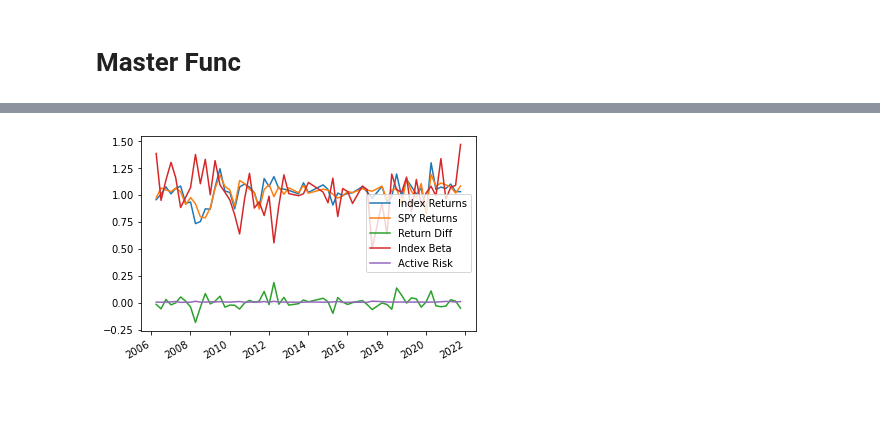
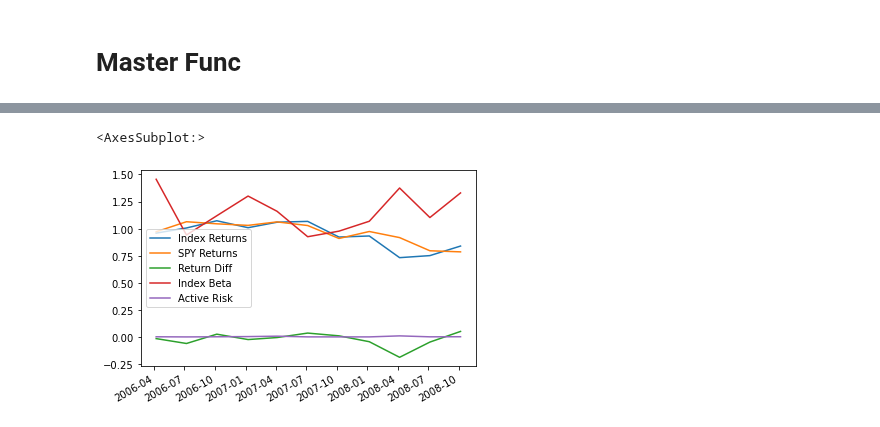
Before and after one commit to layoups/index-funds, a Jupyter notebook: create_indices.ipynb, the cells around one changed output, grey strips where cells are left out. Cells and saved outputs as stored; diff of their text form; code cells hidden in the pictures; blank space fills up the shorter version.

```diff
--- a/create_indices.ipynb
+++ b/create_indices.ipynb
@@ -394,7 +393,8 @@ method2_index.index.names = ['date', 'ticker']
 # %%
 method2_performance = pd.DataFrame.from_dict(master_mean_var_performance, orient="index")
-method2_performance.plot()
-plt.savefig("./output/method2_performance_plot.png")
+method2_performance.loc[(10,), :].plot()
+# plt.savefig("./output/method2_performance_plot.png")
 # %% [output]
+<AxesSubplot:>
-[figure, old version]
+[figure, new version]
 # %%
```
Also changed, not shown: parts of 36 cells of this notebook, 3 other files.
